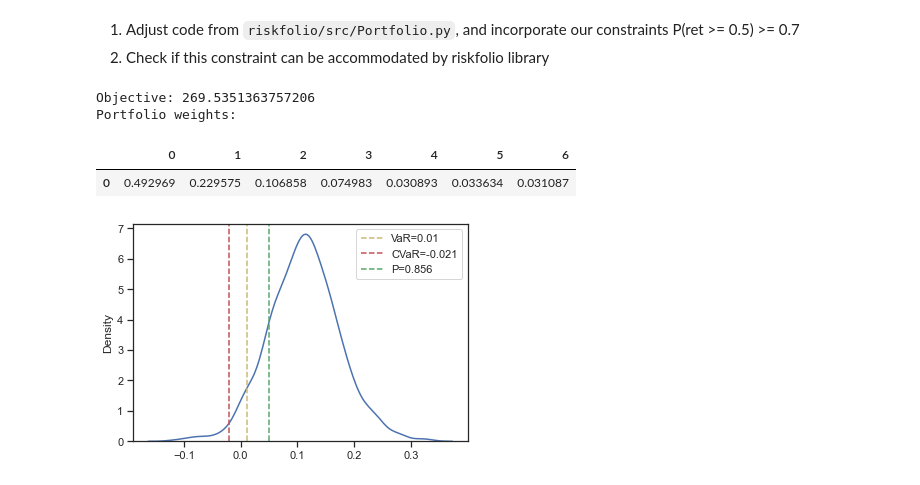
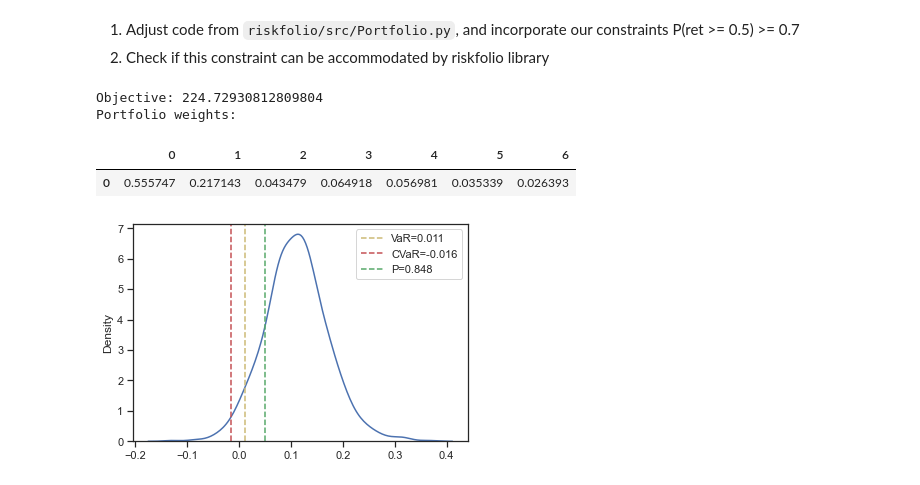
Before and after one commit to starovoitovs/defi, a Jupyter notebook: generator_cvar.ipynb, the cells around one changed output. Saved outputs shown, nothing was run; the diff lists cells and outputs as text; code cells hidden in the pictures.

Commit message:
Build in the constraint with average of quantiles

```diff
--- a/generator_cvar.ipynb
+++ b/generator_cvar.ipynb
@@ -212,41 +212,42 @@ log_w = cp.Variable((n_assets, 1))
 X = returns @ weights
 cvar = var + 1 / (alpha * n_returns) * cp.sum(Z1)
 
-# CVaR constraints
-constraints = [Z1 * 1000 >= 0, Z1 * 1000 >= -X * 1000 - var * 1000]
-
-constraints += [
+constraints = [
     # rb.T @ cp.log(w) >= 1,
     np.ones((1, n_assets)) @ log_w >= 1,
     cp.ExpCone(log_w * 1000, np.ones((n_assets, 1)) * 1000, weights * 1000),
     weights * 1000 >= 0,
     cp.sum(weights) * 1000 == k * 1000,
 ]
 
-# lower bound: average of quantiles:
+# CVaR constraints
+constraints += [Z1 * 1000 >= 0, Z1 * 1000 >= -X * 1000 - var * 1000]
+
+# lower bound: average of emp cdf:
+# might not be a valid constraint!
 emp_cdf_005 = np.mean(log_ret >= 0.05, axis=0)
-constraints += [emp_cdf_005 @ weights >= k * 0.7]
+constraints += [emp_cdf_005 @ weights * 1000 >= k * 0.7 * 1000]
 
 # naive idea for the return constraint:
 # constraints += [cp.sum(returns @ weights >= 0.05) >= 0.7 * n_returns]
 
 objective = cp.Minimize(cvar * 1000)
 
 # possible solvers: "ECOS", "SCS", "OSQP", "CVXOPT"
 prob = cp.Problem(objective, constraints)
 result = prob.solve(solver="SCS")
 
 print(f"Objective: {result}")
 
 portfolio_weights = (weights.value / k.value).T[0]
 portfolio_returns = returns @ portfolio_weights
 
 print("Portfolio weights:")
 display(pd.DataFrame(portfolio_weights).T)
 plot_hist(portfolio_returns)
 # %% [output]
-Objective: 269.5351363757206
+Objective: 224.72930812809804
 Portfolio weights:
 |  | 0 | 1 | 2 | 3 | 4 | 5 | 6 |
-| 0 | 0.492969 | 0.229575 | 0.106858 | 0.074983 | 0.030893 | 0.033634 | 0.031087 |
+| 0 | 0.555747 | 0.217143 | 0.043479 | 0.064918 | 0.056981 | 0.035339 | 0.026393 |
-[figure, old version]
+[figure, new version]
```
Also changed, not shown: parts of 6 cells of this notebook, 1 other file.
